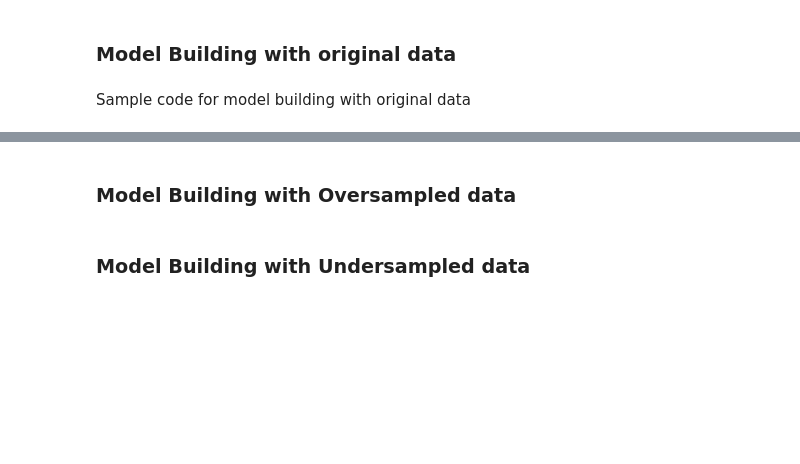
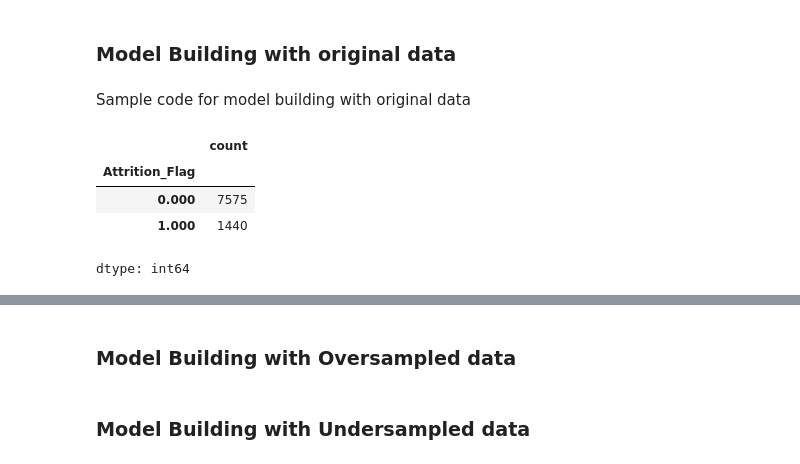
Before and after one commit to lhughey/AIML_Course, a Jupyter notebook: Project 3 - Credit Card Users Churn Prediction/AML_Project_LearnerNotebook_FullCode.ipynb, the cells around one changed output, grey strips where cells are left out. Saved outputs shown, nothing was run; the diff lists cells and outputs as text; code cells hidden in the pictures; blank space fills up the shorter version.

```diff
--- a/Project 3 - Credit Card Users Churn Prediction/AML_Project_LearnerNotebook_FullCode.ipynb
+++ b/Project 3 - Credit Card Users Churn Prediction/AML_Project_LearnerNotebook_FullCode.ipynb
@@ -823,3 +876,12 @@ def model_performance_classification_sklearn(model, predictors, target):
 ### Model Building with original data
 # %% [markdown]
 Sample code for model building with original data
+# %%
+data["Attrition_Flag"].value_counts()
+y.value_counts()
+# %% [output]
+|  | count |
+| Attrition_Flag |  |
+| 0.000 | 7575 |
+| 1.000 | 1440 |
+dtype: int64
```
Also changed, not shown: parts of 12 cells of this notebook.
